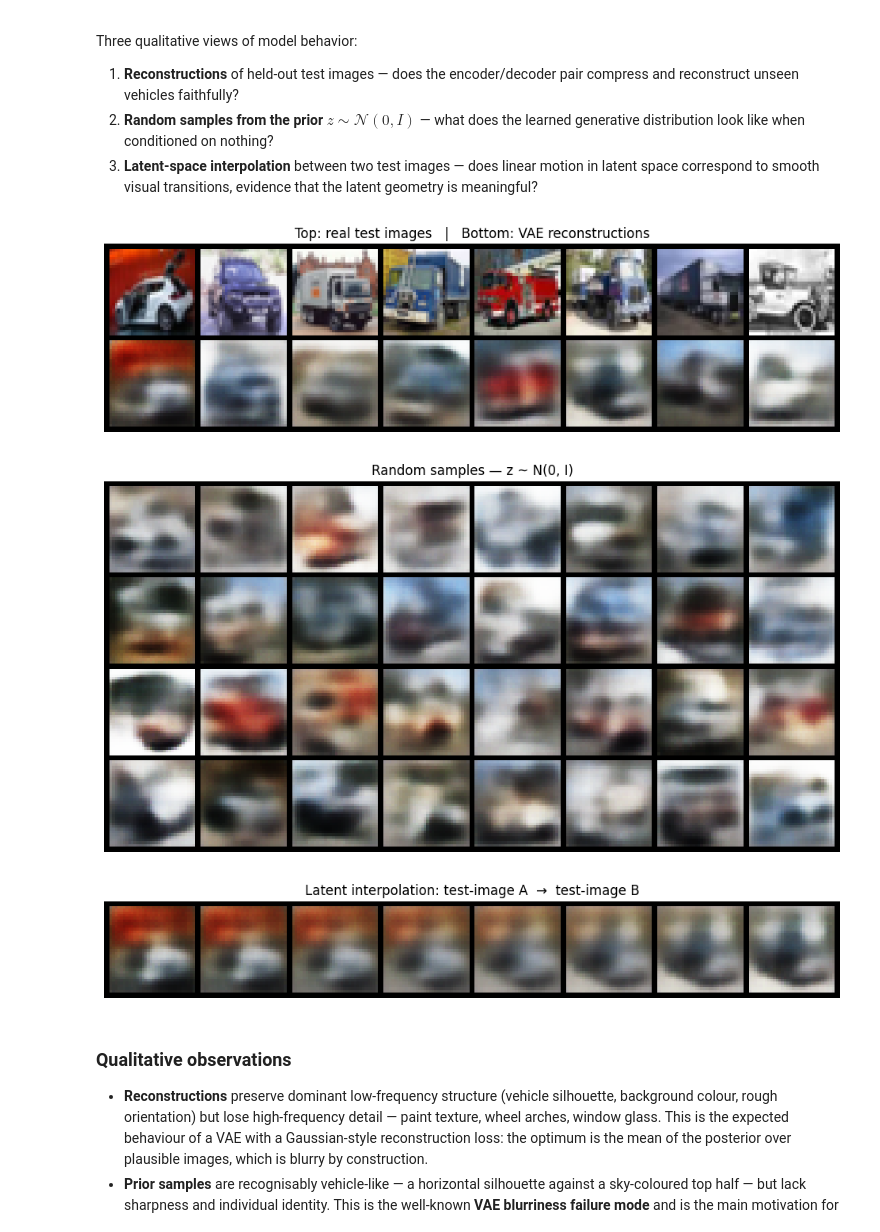
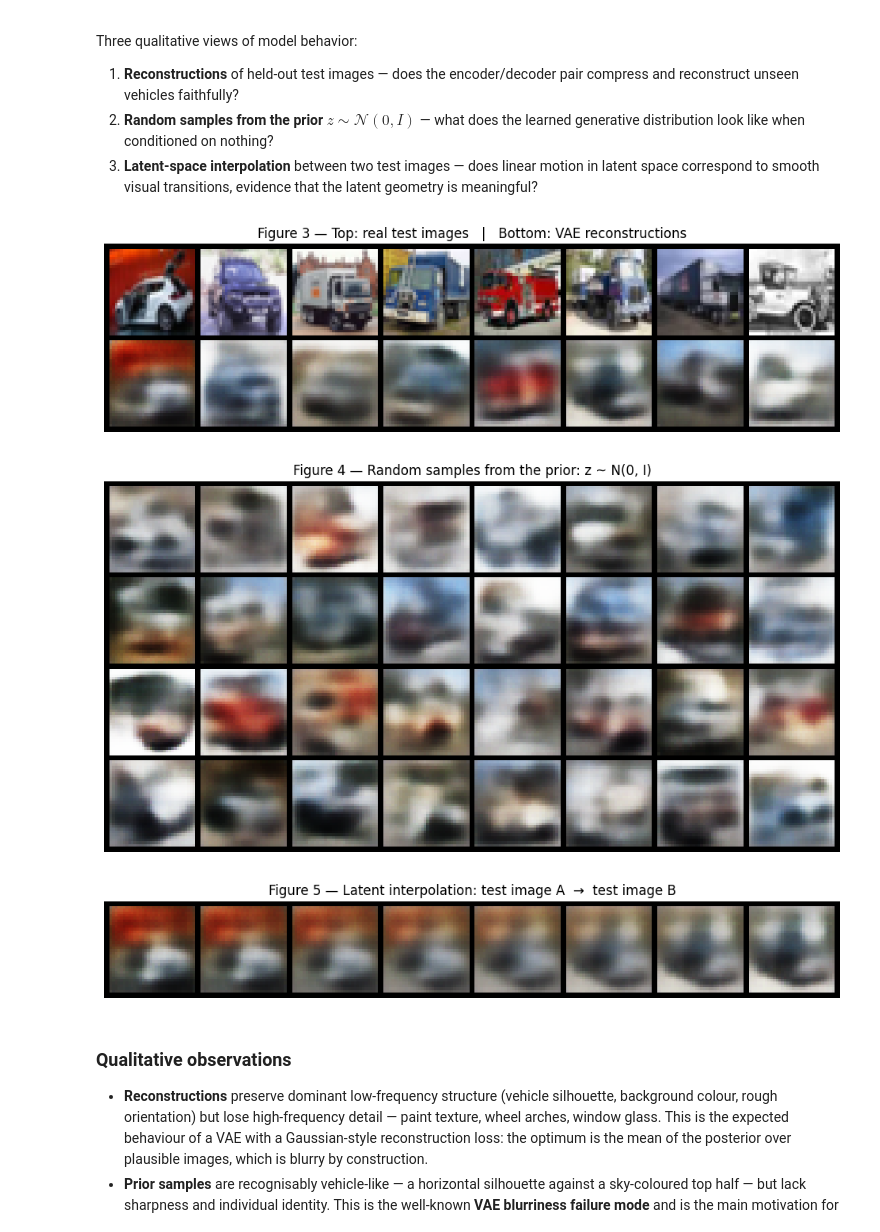
Before and after one commit to udacity-project-sidhu/generative-ai, a Jupyter notebook: Generative AI/generative_model.ipynb, the cells around one changed output. Cells and saved outputs as stored; diff of their text form; code cells hidden in the pictures.

```diff
--- a/Generative AI/generative_model.ipynb
+++ b/Generative AI/generative_model.ipynb
@@ -361,32 +371,32 @@ with torch.no_grad():
     x_real = x_real[:8].to(device)
     x_recon, _, _ = model(x_real)
     pair = torch.cat([x_real, x_recon], dim=0)
-show_grid(pair, 'Top: real test images   |   Bottom: VAE reconstructions',
+show_grid(pair, 'Figure 3 — Top: real test images   |   Bottom: VAE reconstructions',
           'fig_reconstructions.png', nrow=8)
 # %% [output]
-[figure, old version]
+[figure, new version]
 # %%
 # (b) Random samples from the prior
 with torch.no_grad():
     z = torch.randn(32, LATENT_DIM, device=device)
     samples = model.dec(z)
-show_grid(samples, 'Random samples — z ~ N(0, I)', 'fig_samples_prior.png', nrow=8)
+show_grid(samples, 'Figure 4 — Random samples from the prior: z ~ N(0, I)', 'fig_samples_prior.png', nrow=8)
 # %% [output]
-[figure, old version]
+[figure, new version]
 # %%
 # (c) Latent-space interpolation between two test images
 with torch.no_grad():
     x_a, _ = test_ds[0]
     x_b, _ = test_ds[5]
     xs = torch.stack([x_a, x_b]).to(device)
     mu, _ = model.enc(xs)
     alphas = torch.linspace(0, 1, steps=8, device=device).unsqueeze(1)
     z_interp = (1 - alphas) * mu[0:1] + alphas * mu[1:2]
     interp = model.dec(z_interp)
-show_grid(interp, 'Latent interpolation: test-image A  →  test-image B',
+show_grid(interp, 'Figure 5 — Latent interpolation: test image A  →  test image B',
           'fig_interpolation.png', nrow=8)
 # %% [output]
-[figure, old version]
+[figure, new version]
 # %% [markdown]
 ### Qualitative observations
 
```
Also changed, not shown: parts of 4 cells of this notebook, 11 other files.
